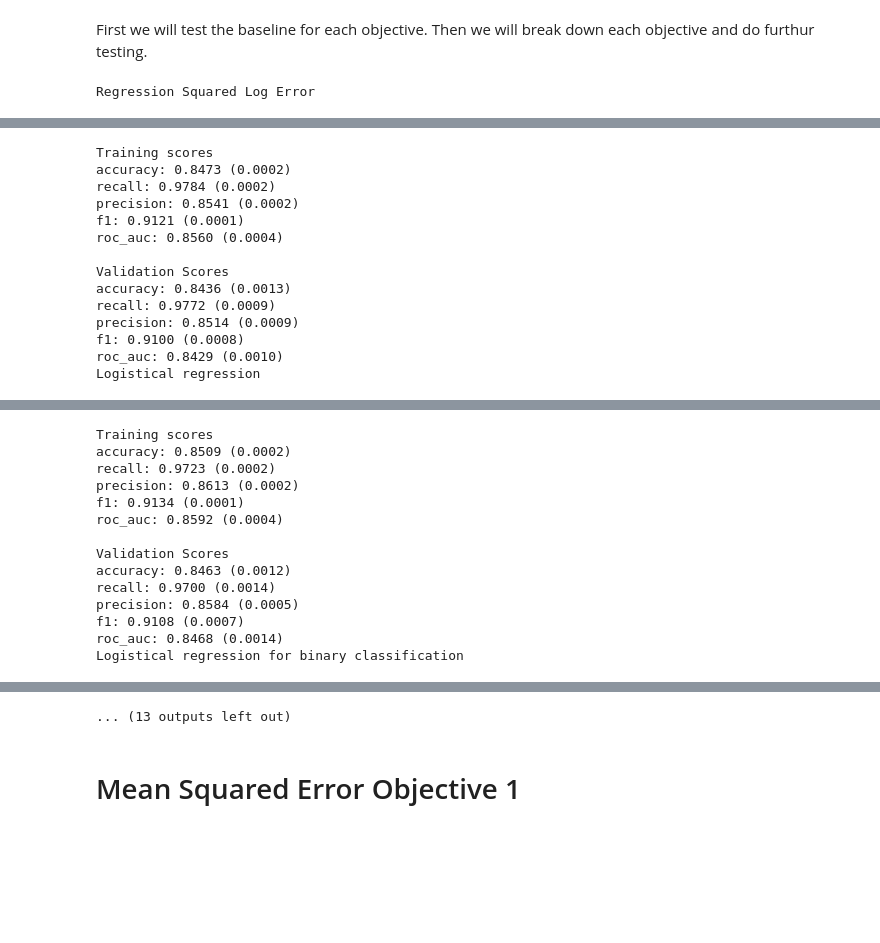
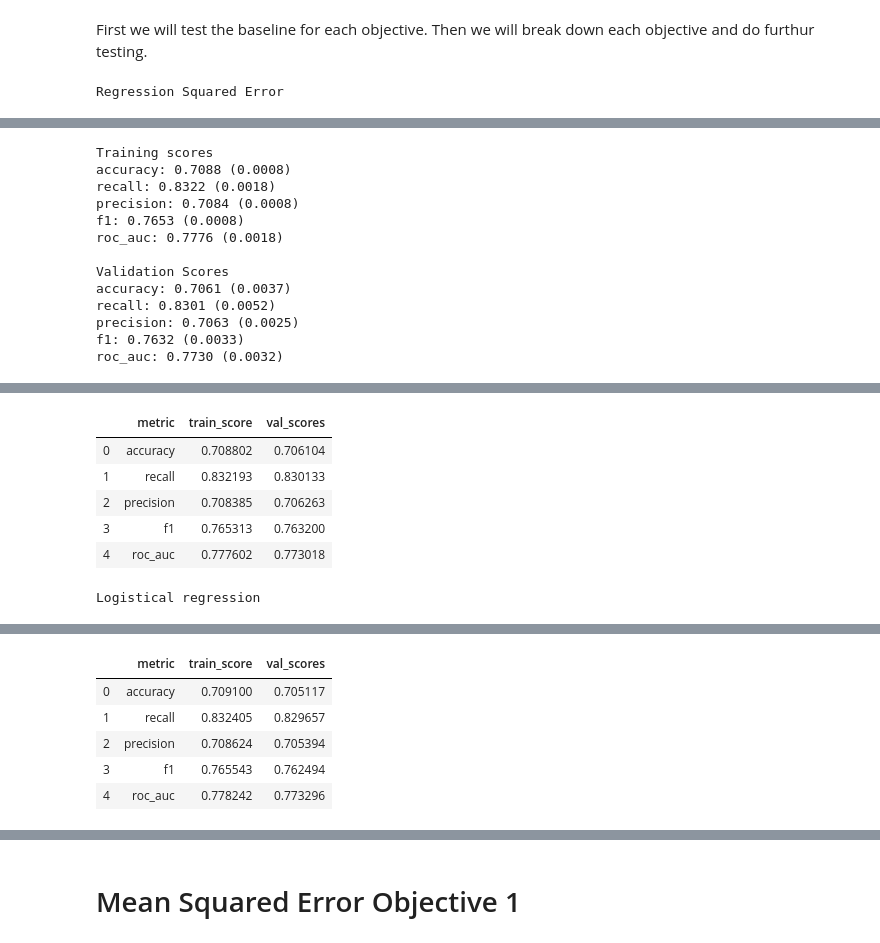
Before and after one commit to ArmandSyah/csi4106-repo, a Jupyter notebook: Notebooks/XGBoost.ipynb, the cells around one changed output, grey strips where cells are left out. Cells and saved outputs as stored; diff of their text form; code cells hidden in the pictures; blank space fills up the shorter version.

```diff
--- a/Notebooks/XGBoost.ipynb
+++ b/Notebooks/XGBoost.ipynb
@@ -146,18 +147,18 @@ reg:tweedie: Tweedie regression with log-link.
 # %% [markdown]
 First we will test the baseline for each objective. Then we will break down each objective and do furthur testing.
 # %%
-SquaredError = gb.XGBClassifier(objective = "reg:squarederror")
-Logistic = gb.XGBClassifier(objective = "reg:logistic")
-BinaryLogistic = gb.XGBClassifier(objective = "binary:logistic")
-BinaryHinge = gb.XGBClassifier(objective = "binary:hinge")
-CountPoisson = gb.XGBClassifier(objective = "count:poisson")
-SurvivalCox = gb.XGBClassifier(objective = "survival:cox")
-MultiSoftMax = gb.XGBClassifier(objective = "multi:softmax", num_class = 2)
-RankPairWise = gb.XGBClassifier(objective = "rank:pairwise")
-RankNDCG = gb.XGBClassifier(objective = "rank:ndcg")
-RankMap = gb.XGBClassifier(objective = "rank:map")
-RegGamma = gb.XGBClassifier(objective = "reg:gamma")
-RegTweedie = gb.XGBClassifier(objective = "reg:tweedie")
+SquaredError = gb.XGBClassifier(objective = "reg:squarederror",n_estimators =  10)
+Logistic = gb.XGBClassifier(objective = "reg:logistic",n_estimators =  10)
+BinaryLogistic = gb.XGBClassifier(objective = "binary:logistic",n_estimators =  10)
+BinaryHinge = gb.XGBClassifier(objective = "binary:hinge",n_estimators =  10)
+CountPoisson = gb.XGBClassifier(objective = "count:poisson",n_estimators =  10)
+SurvivalCox = gb.XGBClassifier(objective = "survival:cox",n_estimators =  10)
+MultiSoftMax = gb.XGBClassifier(objective = "multi:softmax", num_class = 2,n_estimators =  10)
+RankPairWise = gb.XGBClassifier(objective = "rank:pairwise",n_estimators =  10)
+RankNDCG = gb.XGBClassifier(objective = "rank:ndcg",n_estimators =  10)
+RankMap = gb.XGBClassifier(objective = "rank:map",n_estimators =  10)
+RegGamma = gb.XGBClassifier(objective = "reg:gamma",n_estimators =  10)
+RegTweedie = gb.XGBClassifier(objective = "reg:tweedie",n_estimators =  10)
 
 print("Regression Squared Error")
 util.cross_validate_scores(SquaredError, X_train, y_train, cv=5, metrics=metrics)
@@ -195,5 +196,5 @@ util.cross_validate_scores(RegGamma, X_train, y_train, cv=5, metrics=metrics)
 print("Regression tweedie")
 util.cross_validate_scores(RegTweedie, X_train, y_train, cv=5, metrics=metrics)
 # %% [output]
-Regression Squared Log Error
+Regression Squared Error
 [Parallel(n_jobs=-1)]: Using backend LokyBackend with 8 concurrent workers.
@@ -202,14 +202,13 @@ Regression Squared Log Error
 Training scores
-accuracy: 0.8473 (0.0002)
-recall: 0.9784 (0.0002)
-precision: 0.8541 (0.0002)
-f1: 0.9121 (0.0001)
-roc_auc: 0.8560 (0.0004)
+accuracy: 0.7088 (0.0008)
+recall: 0.8322 (0.0018)
+precision: 0.7084 (0.0008)
+f1: 0.7653 (0.0008)
+roc_auc: 0.7776 (0.0018)
 
 Validation Scores
-accuracy: 0.8436 (0.0013)
-recall: 0.9772 (0.0009)
-precision: 0.8514 (0.0009)
-f1: 0.9100 (0.0008)
-roc_auc: 0.8429 (0.0010)
-Logistical regression
+accuracy: 0.7061 (0.0037)
+recall: 0.8301 (0.0052)
+precision: 0.7063 (0.0025)
+f1: 0.7632 (0.0033)
+roc_auc: 0.7730 (0.0032)
@@ -219,15 +216,8 @@ Logistical regression
+|  | metric | train_score | val_scores |
+| 0 | accuracy | 0.708802 | 0.706104 |
+| 1 | recall | 0.832193 | 0.830133 |
+| 2 | precision | 0.708385 | 0.706263 |
+| 3 | f1 | 0.765313 | 0.763200 |
+| 4 | roc_auc | 0.777602 | 0.773018 |
-Training scores
-accuracy: 0.8509 (0.0002)
-recall: 0.9723 (0.0002)
-precision: 0.8613 (0.0002)
-f1: 0.9134 (0.0001)
-roc_auc: 0.8592 (0.0004)
-
-Validation Scores
-accuracy: 0.8463 (0.0012)
-recall: 0.9700 (0.0014)
-precision: 0.8584 (0.0005)
-f1: 0.9108 (0.0007)
-roc_auc: 0.8468 (0.0014)
-Logistical regression for binary classification
+Logistical regression
 [Parallel(n_jobs=-1)]: Using backend LokyBackend with 8 concurrent workers.
@@ -252,0 +239,6 @@ Binary classification using hinge loss optimization
+|  | metric | train_score | val_scores |
+| 0 | accuracy | 0.709100 | 0.705117 |
+| 1 | recall | 0.832405 | 0.829657 |
+| 2 | precision | 0.708624 | 0.705394 |
+| 3 | f1 | 0.765543 | 0.762494 |
+| 4 | roc_auc | 0.778242 | 0.773296 |
@@ -287,4 +249,3 @@ Survival Cox Regression
-... (13 outputs left out)
 # %%
 AbsoluteBaseline = gb.XGBClassifier()
 # %% [markdown]
```
Also changed, not shown: parts of 18 cells of this notebook.
